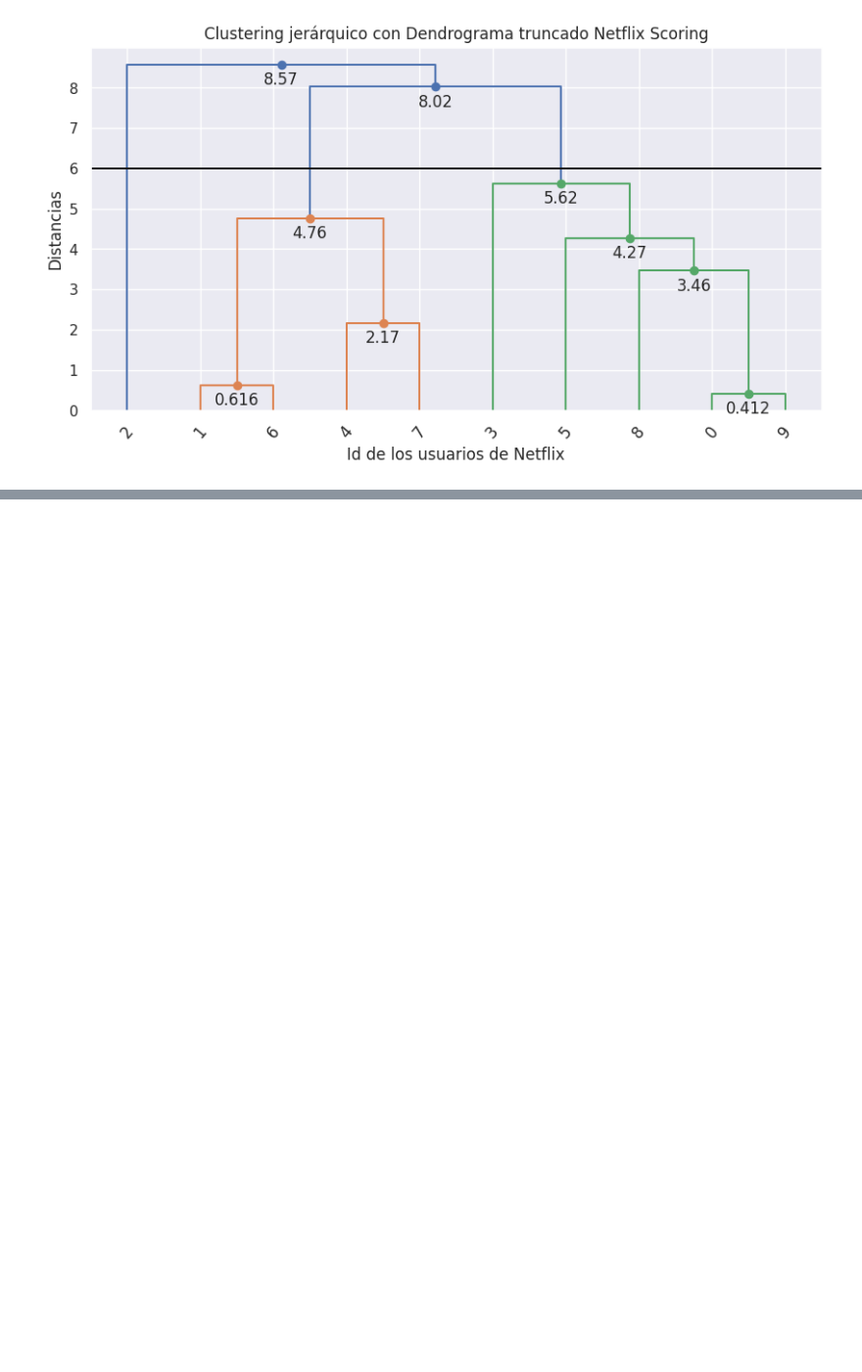
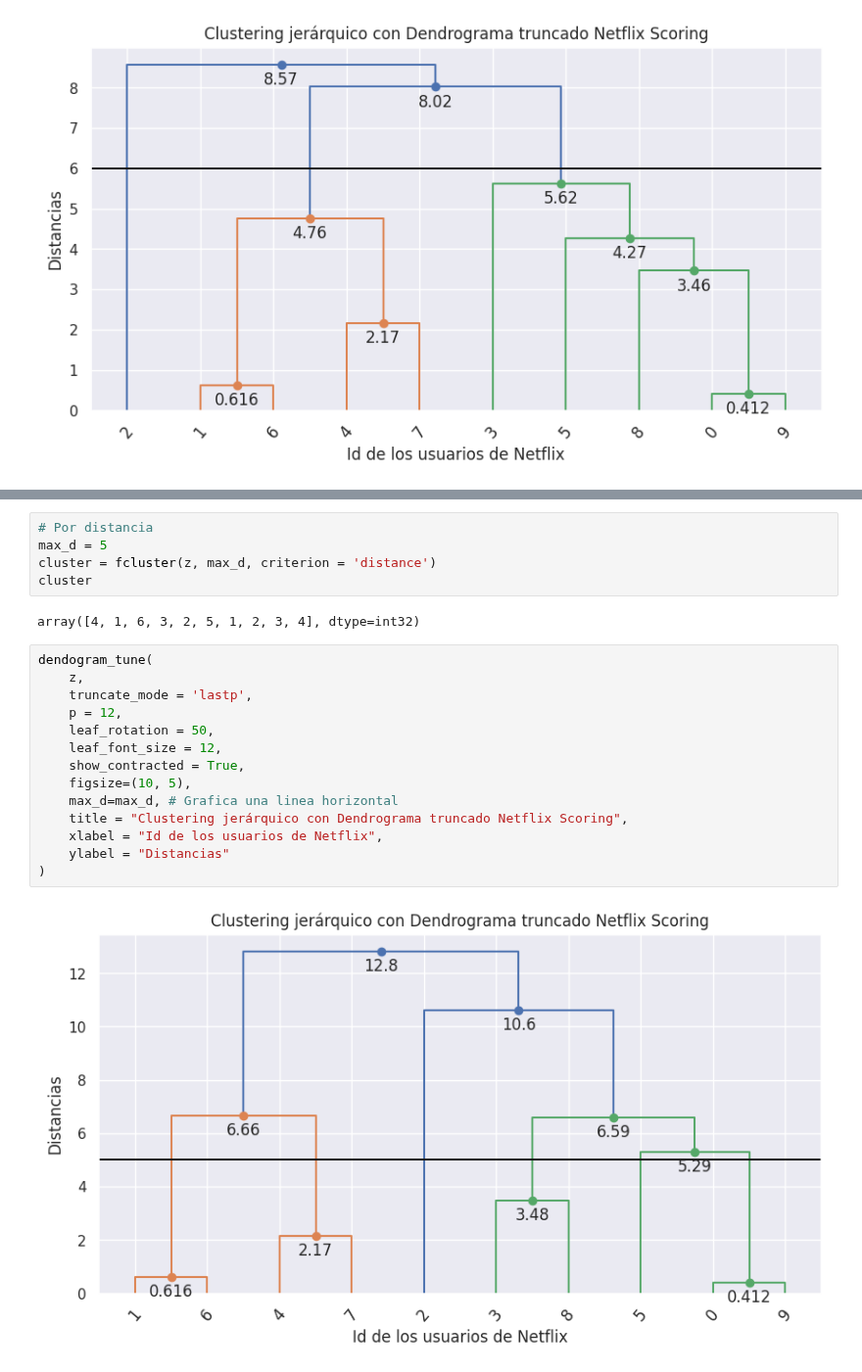
Before and after one commit to Kaiziferr/machine_learning, a Jupyter notebook: clusters/hierarchical_grouping_ratings_movies.ipynb, the cells around one changed output, grey strips where cells are left out. Shown at 98% size. Saved outputs shown, nothing was run; the diff lists cells and outputs as text; blank space fills up the shorter version.

```diff
--- a/clusters/hierarchical_grouping_ratings_movies.ipynb
+++ b/clusters/hierarchical_grouping_ratings_movies.ipynb
@@ -235,0 +295,23 @@ dendogram_tune(
+# %%
+# Por distancia
+max_d = 5
+cluster = fcluster(z, max_d, criterion = 'distance')
+cluster
+# %% [output]
+array([4, 1, 6, 3, 2, 5, 1, 2, 3, 4], dtype=int32)
+# %%
+dendogram_tune(
+    z,
+    truncate_mode = 'lastp',
+    p = 12,
+    leaf_rotation = 50,
+    leaf_font_size = 12,
+    show_contracted = True,
+    figsize=(10, 5),
+    max_d=max_d, # Grafica una linea horizontal
+    title = "Clustering jerárquico con Dendrograma truncado Netflix Scoring",
+    xlabel = "Id de los usuarios de Netflix",
+    ylabel = "Distancias"
+)
+# %% [output]
+[figure, added]
```
Also changed, not shown: parts of 8 cells of this notebook.
